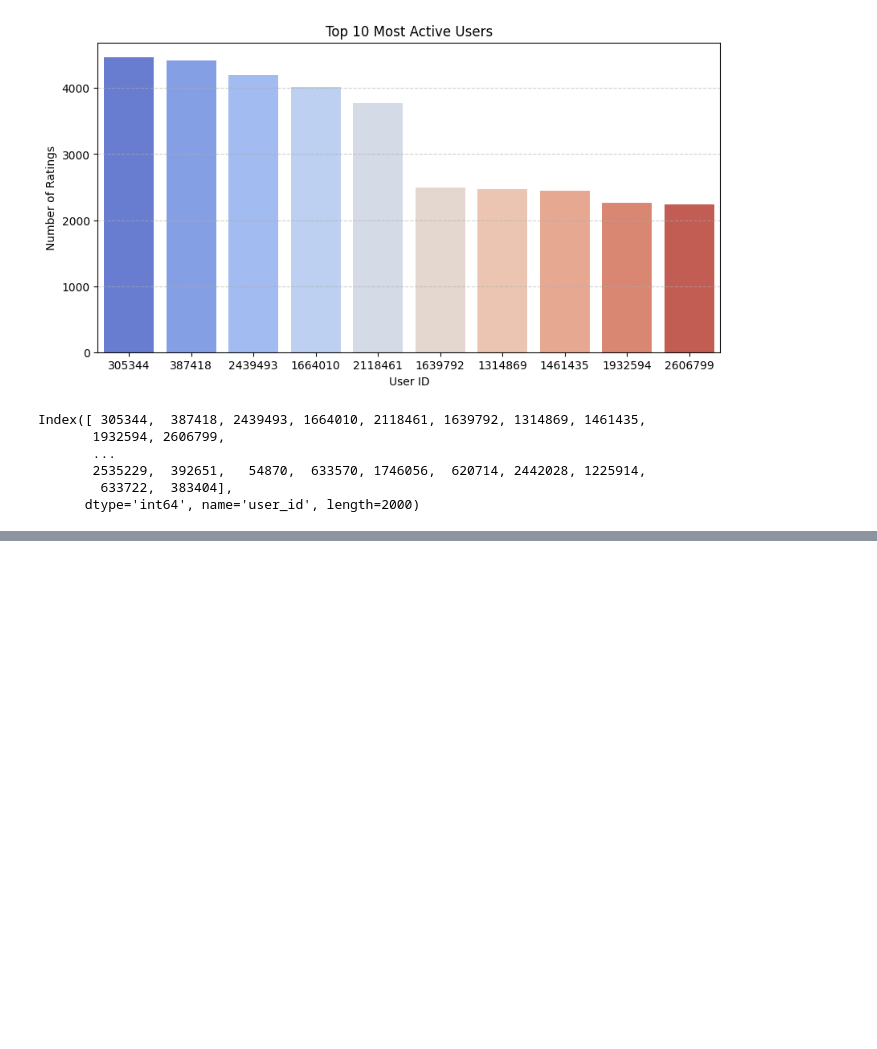
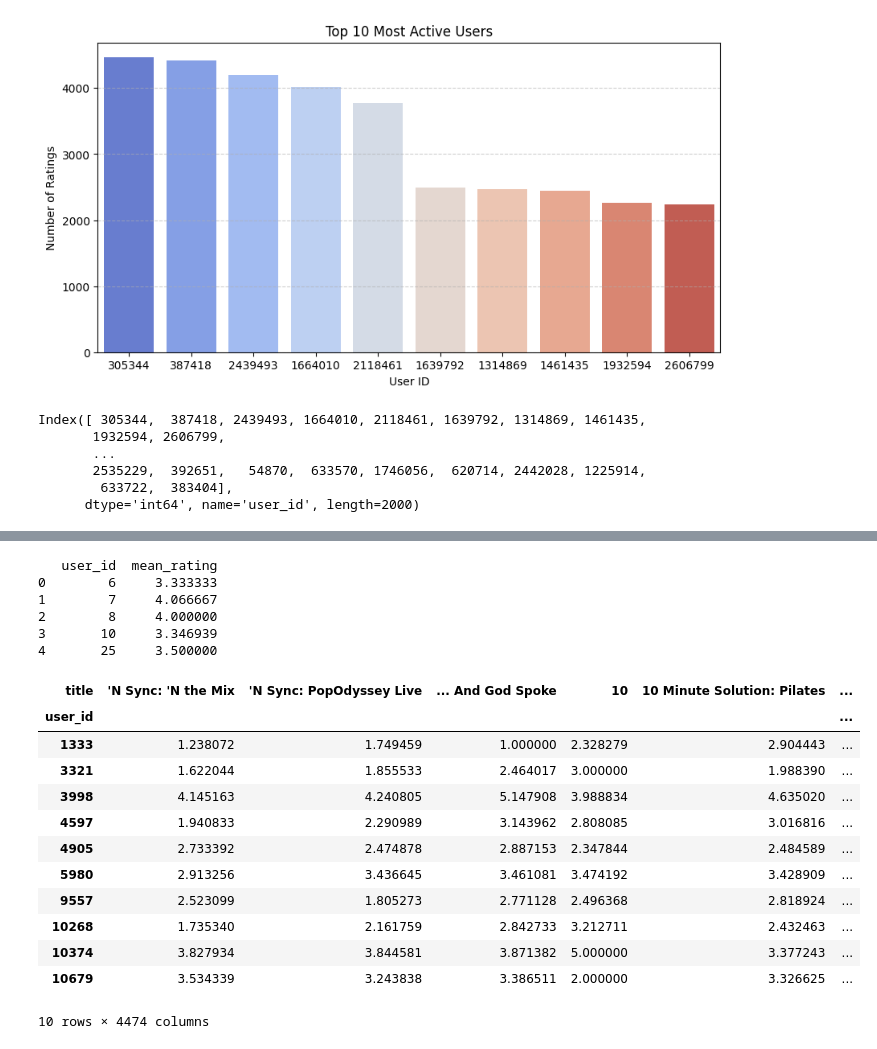
Before and after one commit to HansDavidKim/recommender_system, a Jupyter notebook: netflix-prize/test.ipynb, the cells around one changed output, grey strips where cells are left out. Saved outputs shown, nothing was run; the diff lists cells and outputs as text; code cells hidden in the pictures; blank space fills up the shorter version.

Commit message:
Finished User-based

```diff
--- a/netflix-prize/test.ipynb
+++ b/netflix-prize/test.ipynb
@@ -101,5 +101,4 @@ Index([ 305344,  387418, 2439493, 1664010, 2118461, 1639792, 1314869, 1461435,
 subset_df = df[df['user_id'].isin(top_users)]
 # %%
 user_movie_matrix = subset_df.pivot_table(index='user_id', columns='title', values='rating')
-
-### We are not going to fill in the NaN elements.
+user_similarity_df = user_movie_matrix.T.corr(method='pearson')
@@ -105,0 +117,70 @@ user_movie_matrix = subset_df.pivot_table(index='user_id', columns='title', valu
+# %%
+user_mean_ratings = df.groupby('user_id')['rating'].mean().reset_index()
+user_mean_ratings.rename(columns={'rating': 'mean_rating'}, inplace=True)
+
+print(user_mean_ratings.head())
+
+user_means = user_mean_ratings.set_index('user_id')['mean_rating']
+# %% [output]
+   user_id  mean_rating
+0        6     3.333333
+1        7     4.066667
+2        8     4.000000
+3       10     3.346939
+4       25     3.500000
+# %%
+def predict_rating(user_id, item, top_k=None):
+    if item not in user_movie_matrix.columns:
+        return user_means.get(user_id, np.nan)
+
+    # ratings of all users for this item
+    item_ratings = user_movie_matrix[item]
+
+    # select neighbors who rated this item
+    neighbors = item_ratings.dropna().index.drop(user_id, errors='ignore')
+    if len(neighbors) == 0:
+        return user_means.get(user_id, np.nan)
+
+    # similarities between target user and these neighbors
+    sims = user_similarity_df.loc[user_id, neighbors].dropna()
+    if sims.empty:
+        return user_means.get(user_id, np.nan)
+
+    # optionally restrict to top-k neighbors
+    if top_k:
+        sims = sims.reindex(sims.abs().sort_values(ascending=False).head(top_k).index)
+
+    # deviations from neighbor means
+    neighbor_devs = user_movie_matrix.loc[sims.index, item] - user_means.loc[sims.index]
+
+    num = (sims * neighbor_devs).sum()
+    den = sims.abs().sum()
+    if den == 0:
+        return user_means.get(user_id, np.nan)
+
+    return float(user_means[user_id] + num / den)
+# %%
+from tqdm import tqdm
+
+user_movie_pred = user_movie_matrix.copy()
+
+for u in tqdm(user_movie_pred.index, desc="Predicting users"):
+    missing_items = user_movie_pred.columns[user_movie_pred.loc[u].isna()]
+    for m in missing_items:
+        user_movie_pred.at[u, m] = predict_rating(u, m, top_k=10)
+# %%
+user_movie_pred.head(10)
+# %% [output]
+| title | 'N Sync: 'N the Mix | 'N Sync: PopOdyssey Live | ... And God Spoke | 10 | 10 Minute Solution: Pilates | ... |
+| user_id |  |  |  |  |  | ... |
+| 1333 | 1.238072 | 1.749459 | 1.000000 | 2.328279 | 2.904443 | ... |
+| 3321 | 1.622044 | 1.855533 | 2.464017 | 3.000000 | 1.988390 | ... |
+| 3998 | 4.145163 | 4.240805 | 5.147908 | 3.988834 | 4.635020 | ... |
+| 4597 | 1.940833 | 2.290989 | 3.143962 | 2.808085 | 3.016816 | ... |
+| 4905 | 2.733392 | 2.474878 | 2.887153 | 2.347844 | 2.484589 | ... |
+| 5980 | 2.913256 | 3.436645 | 3.461081 | 3.474192 | 3.428909 | ... |
+| 9557 | 2.523099 | 1.805273 | 2.771128 | 2.496368 | 2.818924 | ... |
+| 10268 | 1.735340 | 2.161759 | 2.842733 | 3.212711 | 2.432463 | ... |
+| 10374 | 3.827934 | 3.844581 | 3.871382 | 5.000000 | 3.377243 | ... |
+| 10679 | 3.534339 | 3.243838 | 3.386511 | 2.000000 | 3.326625 | ... |
+10 rows × 4474 columns
```
Also changed, not shown: parts of 1 cell of this notebook.
